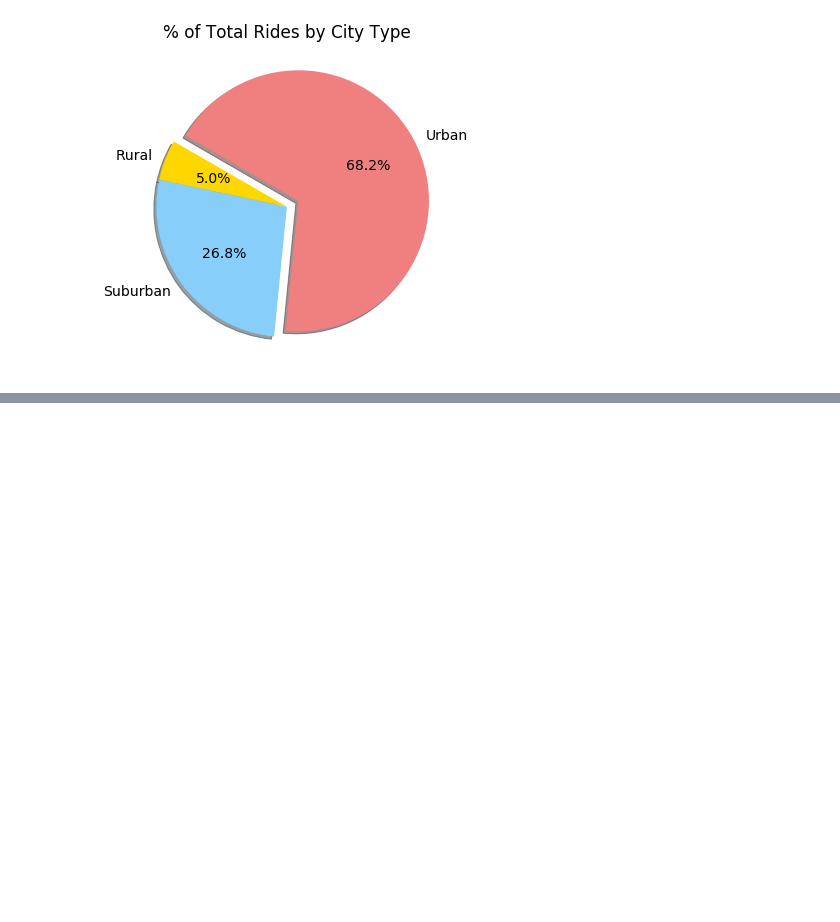
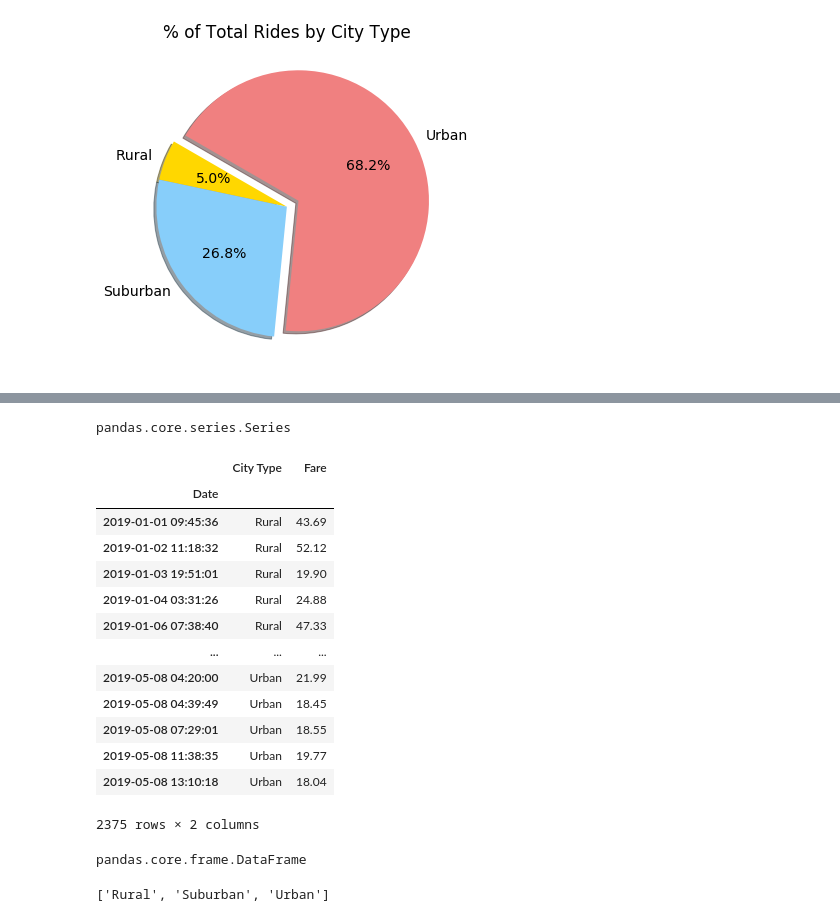
Before and after one commit to GirijaJoshi/PyBer_Analysis, a Jupyter notebook: PyBer.ipynb, the cells around one changed output, grey strips where cells are left out. Saved outputs shown, nothing was run; the diff lists cells and outputs as text; code cells hidden in the pictures; blank space fills up the shorter version.

```diff
--- a/PyBer.ipynb
+++ b/PyBer.ipynb
@@ -1155,0 +1318,8 @@ ride_percents
+# %%
+# df.loc[:, ["first_name", "Phone Number"]].head()
+#  for fares, and include only the City Type and Fare columns using copy()
+# citytype_fare_df = pyber_data_rename_df.loc[:, ["City Type", "Fare"]]
+# citytype_fare_df
+selected_columns = pyber_data_rename_df[["City Type", "Fare"]]
+citytype_fare_df = selected_columns.copy()
+print(citytype_fare_df)
@@ -1155,0 +1355,4 @@ ride_percents
+# %%
+# Calculate the sum() of fares by the type of city and date using groupby() to create a Series.
+sum_of_fare = citytype_fare_df.groupby(['City Type', 'Date']).sum()['Fare']
+sum_of_fare
@@ -1155,0 +1373,32 @@ ride_percents
+# %%
+type(sum_of_fare)
+# %% [output]
+pandas.core.series.Series
+# %%
+sum_of_fare_df = sum_of_fare.reset_index()
+sum_of_fare_df = sum_of_fare_df.set_index('Date')
+# sum_of_fare_df = sum_of_fare.reset_index('City Type')
+sum_of_fare_df
+# %% [output]
+|  | City Type | Fare |
+| Date |  |  |
+| 2019-01-01 09:45:36 | Rural | 43.69 |
+| 2019-01-02 11:18:32 | Rural | 52.12 |
+| 2019-01-03 19:51:01 | Rural | 19.90 |
+| 2019-01-04 03:31:26 | Rural | 24.88 |
+| 2019-01-06 07:38:40 | Rural | 47.33 |
+| ... | ... | ... |
+| 2019-05-08 04:20:00 | Urban | 21.99 |
+| 2019-05-08 04:39:49 | Urban | 18.45 |
+| 2019-05-08 07:29:01 | Urban | 18.55 |
+| 2019-05-08 11:38:35 | Urban | 19.77 |
+| 2019-05-08 13:10:18 | Urban | 18.04 |
+2375 rows × 2 columns
+# %%
+type(sum_of_fare_df)
+# %% [output]
+pandas.core.frame.DataFrame
+# %%
+list(sum_of_fare_df['City Type'].unique())
+# %% [output]
+['Rural', 'Suburban', 'Urban']
```
Also changed, not shown: parts of 27 cells of this notebook, 2 other files.
